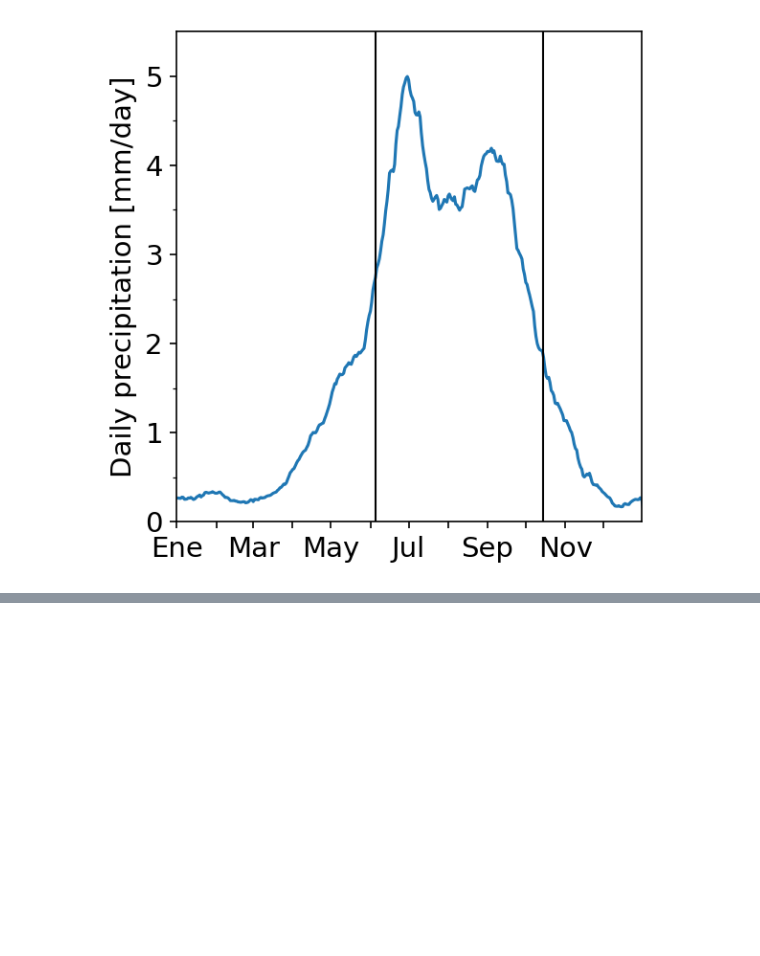
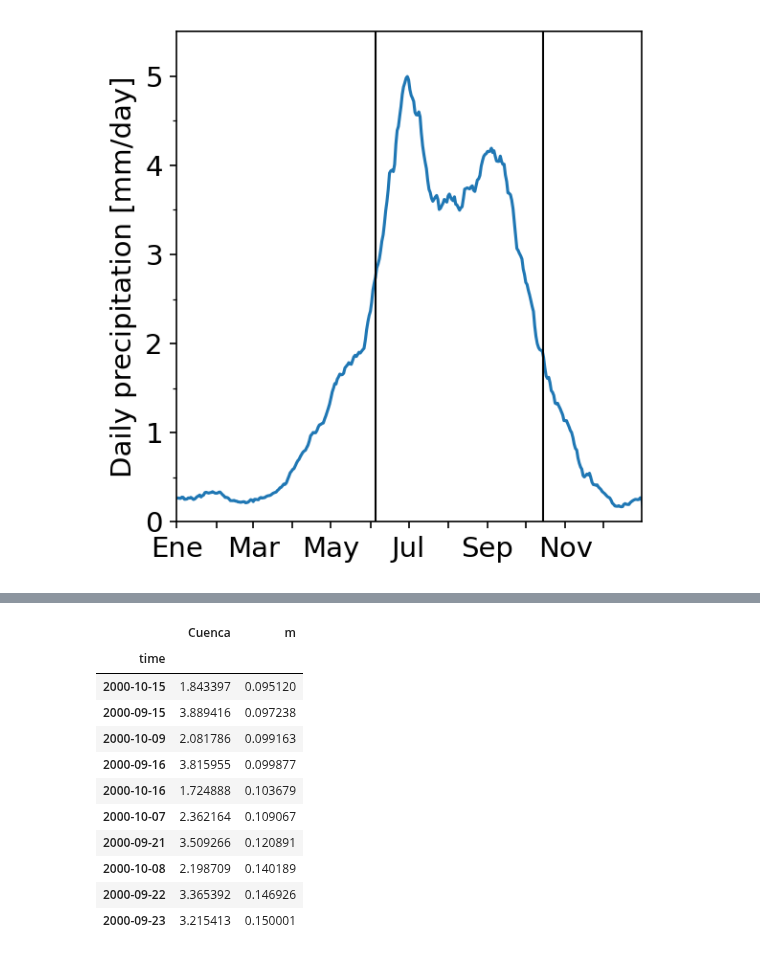
Before and after one commit to rodrigoms95/sequia, a Jupyter notebook: code/pre_CHIRPS.ipynb, the cells around one changed output, grey strips where cells are left out. Saved outputs shown, nothing was run; the diff lists cells and outputs as text; code cells hidden in the pictures; blank space fills up the shorter version.

```diff
--- a/code/pre_CHIRPS.ipynb
+++ b/code/pre_CHIRPS.ipynb
@@ -162,0 +191,17 @@ Withdrawal: 14 October
+# %%
+# Pendientes máximas de withdrawal en precipitación anual.
+df_mean[ df_mean.index.month.isin( [9, 10, 11] )
+    ].sort_values("m").tail(10)
+# %% [output]
+|  | Cuenca | m |
+| time |  |  |
+| 2000-10-15 | 1.843397 | 0.095120 |
+| 2000-09-15 | 3.889416 | 0.097238 |
+| 2000-10-09 | 2.081786 | 0.099163 |
+| 2000-09-16 | 3.815955 | 0.099877 |
+| 2000-10-16 | 1.724888 | 0.103679 |
+| 2000-10-07 | 2.362164 | 0.109067 |
+| 2000-09-21 | 3.509266 | 0.120891 |
+| 2000-10-08 | 2.198709 | 0.140189 |
+| 2000-09-22 | 3.365392 | 0.146926 |
+| 2000-09-23 | 3.215413 | 0.150001 |
```
Also changed, not shown: parts of 3 cells of this notebook.
